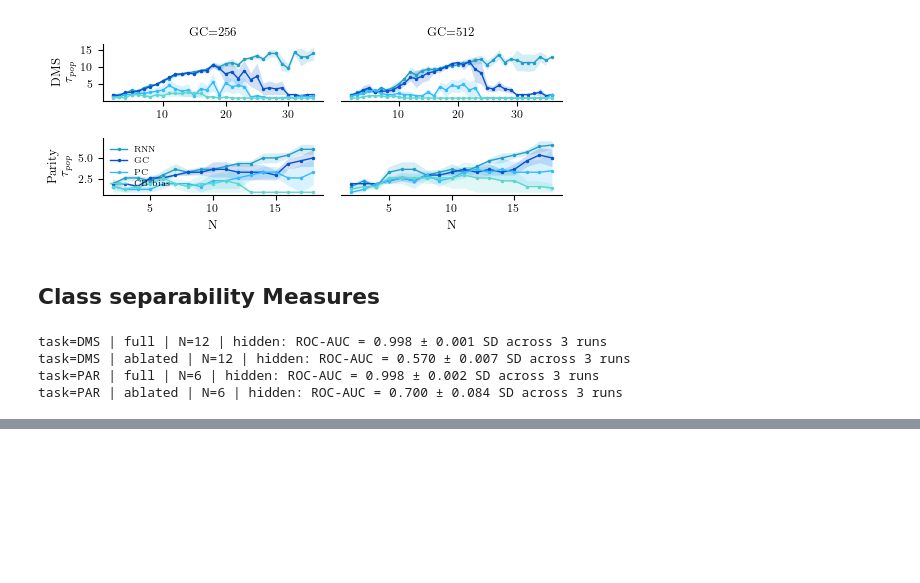
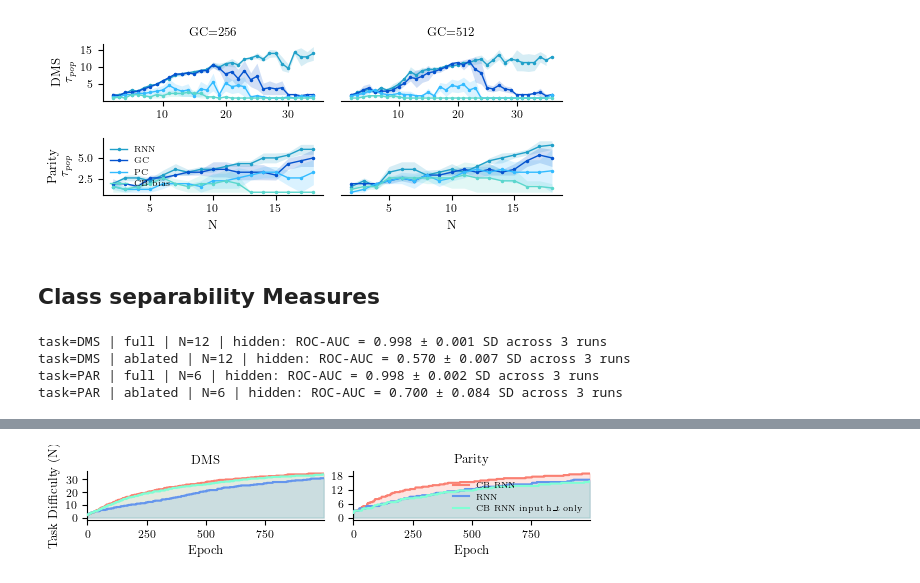
Before and after one commit to AlexVoce/Cortico-cerebellar_RNNs, a Jupyter notebook: final_analysis_figs.ipynb, the cells around one changed output, grey strips where cells are left out. Drawn from its saved outputs; the diff is of its cells as text; code cells hidden in the pictures; blank space fills up the shorter version.

```diff
--- a/final_analysis_figs.ipynb
+++ b/final_analysis_figs.ipynb
@@ -1701,0 +1762,54 @@ task=PAR | ablated | N=6 | hidden: ROC-AUC = 0.700 ± 0.084 SD across 3 runs
+# %%
+groups = {
+    "CB RNN": {
+        "pattern": "gc256_RNNlr0.01_CBlr0.01_CBinput_simult",
+        "color": "salmon"
+    },
+    "RNN": {
+        "pattern": "elman_size_202_noCB",
+        "color": "cornflowerblue"
+    },
+    "CB RNN input h_t only": {
+        "pattern": "gc256_RNNlr0.01_CBlr0.01_network",
+        "color": "aquamarine"
+    },
+}
+
+task_dirs = {
+    "DMS": dms_dir,
+    "Parity": parity_dir,
+}
+
+clip_lens = {
+    "DMS": 1000,
+    "Parity": 1000,
+}
+
+clip_Ns = {
+    "DMS": None,
+    "Parity": None,
+}
+
+task_titles = {
+    "DMS": "DMS",
+    "Parity": "Parity",
+}
+
+task_aggs1, fig, axs = average_and_plot_runs_multitask(
+    task_dirs=task_dirs,
+    groups=groups,
+    clip_lens=clip_lens,
+    clip_Ns=clip_Ns,
+    task_titles=task_titles,
+    figure_title="",
+    plot_metric2="loss",   # or "acc"
+    log_y2=True,
+    # figsize=(12, 3),
+    sharey_top=False,
+    shade_auc=True,
+    fig_height=1.1,
+    shade_sem=False,
+    sharey_bottom=True,
+)
+# %% [output]
+[figure, added]
```
Also changed, not shown: parts of 3 cells of this notebook, 4 other files.
